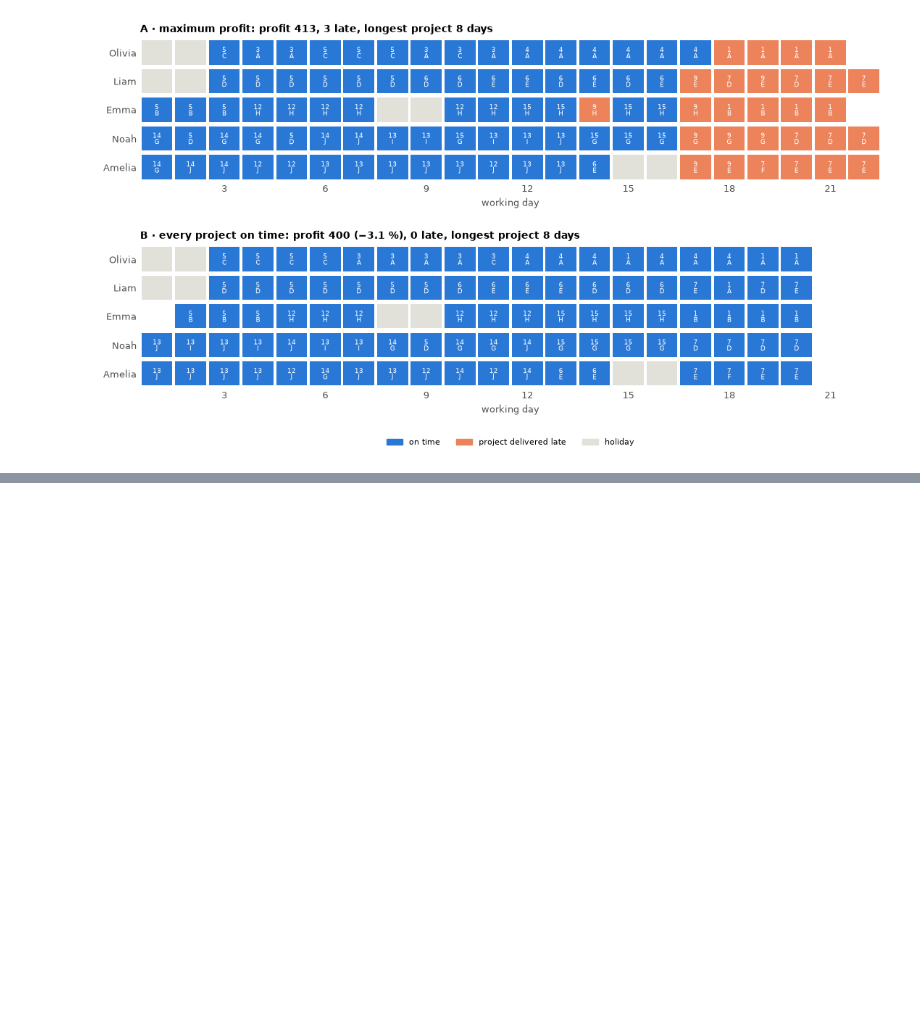
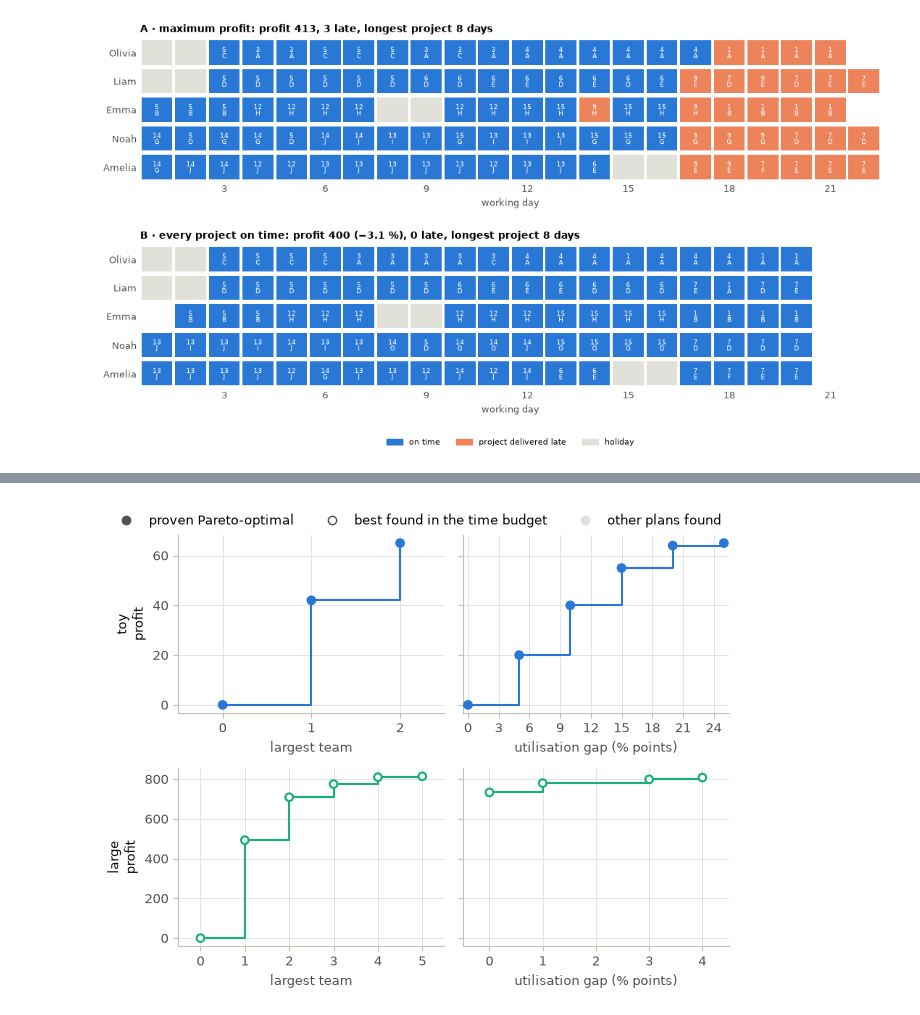
Before and after one commit to amithkm9/Decision_Modeling, a Jupyter notebook: CompuOpti_staffing_improved (1).ipynb, the cells around one changed output, grey strips where cells are left out. Saved outputs shown, nothing was run; the diff lists cells and outputs as text; code cells hidden in the pictures; blank space fills up the shorter version.

```diff
--- a/CompuOpti_staffing_improved (1).ipynb
+++ b/CompuOpti_staffing_improved (1).ipynb
@@ -1169,0 +1203,11 @@ save(fig, "schedule_medium_tradeoff")
+# %%
+fig, axes = plt.subplots(2, 2, figsize=(6.5, 4.8), sharey="row")
+for row, n in zip(axes, ("toy", "large"), strict=True):
+    for ax, o in zip(row, OBJS[4:], strict=True):
+        front_ax(ax, FRONT_OF[n][o], o, INST_COLOR[n])
+    row[0].set_ylabel(f"{n}\nprofit", color=INK)
+fig.legend(handles=KEY_LEGEND, loc="upper center", ncol=3, bbox_to_anchor=(0.5, 1.04))
+fig.tight_layout()
+plt.show()
+# %% [output]
+[figure, added]
```
Also changed, not shown: parts of 3 cells of this notebook.
